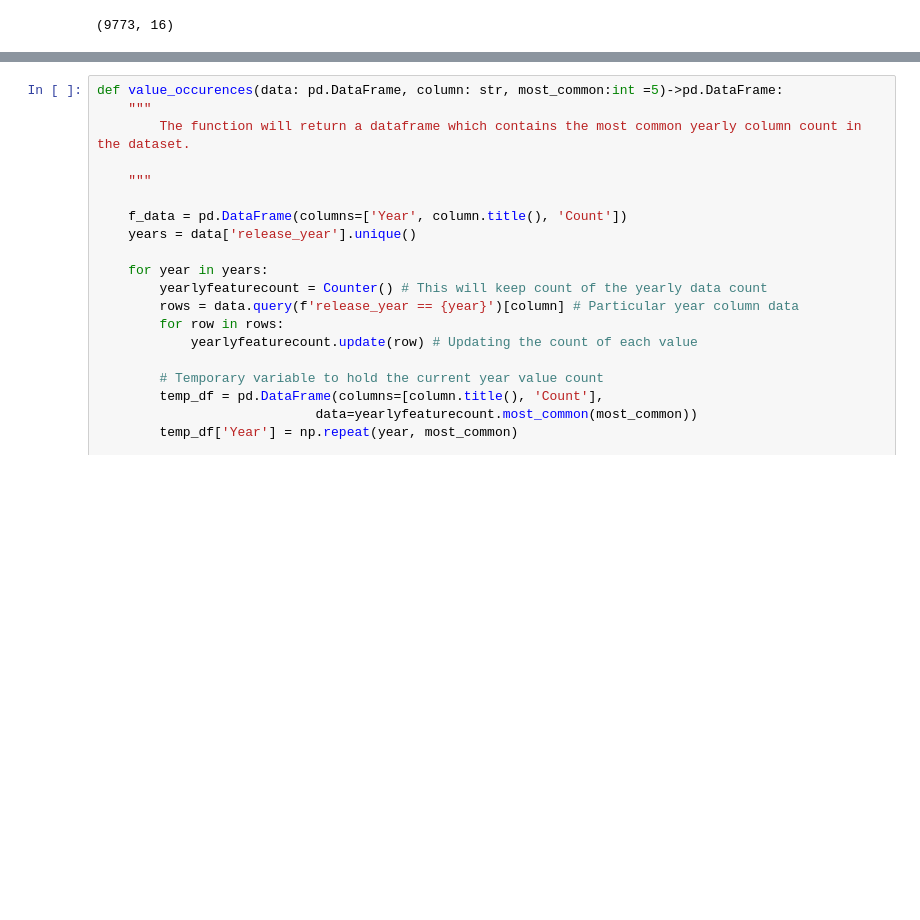
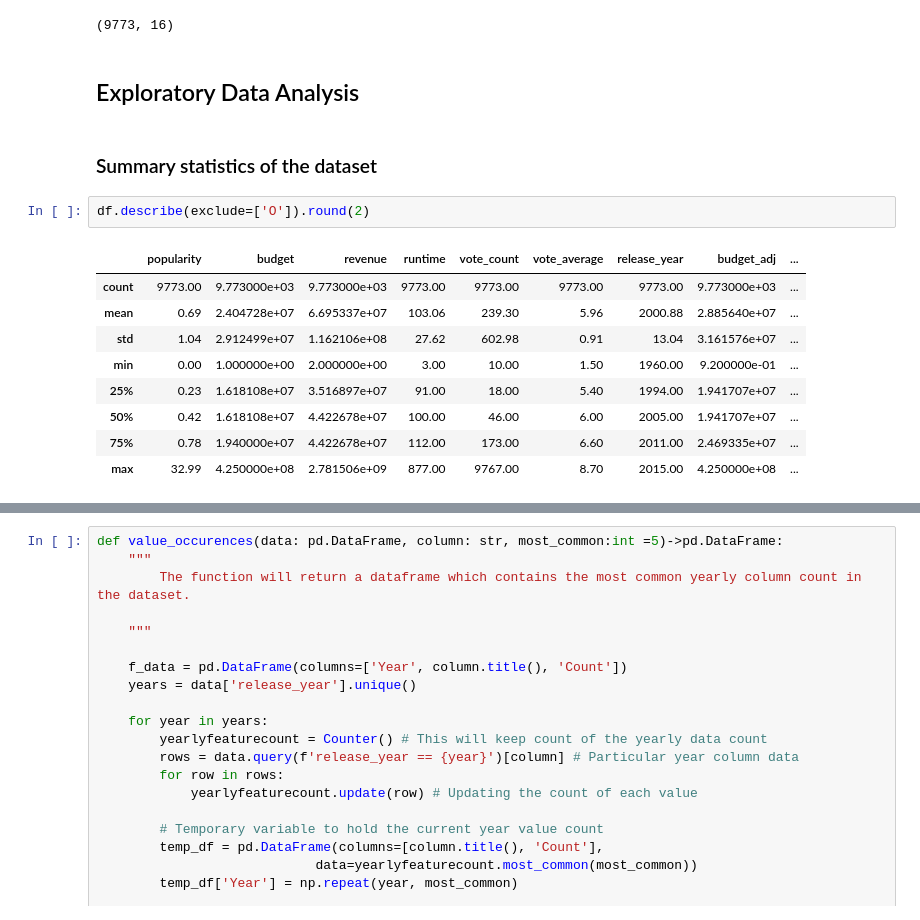
Before and after one commit to comsavvy/Movies-dataset-Analysis, a Jupyter notebook: investigate-a-dataset.ipynb, the cells around one changed output, grey strips where cells are left out. Drawn from its saved outputs; the diff is of its cells as text; blank space fills up the shorter version.

Commit message:
Statistical summary added

```diff
--- a/investigate-a-dataset.ipynb
+++ b/investigate-a-dataset.ipynb
@@ -316,3 +316,20 @@ dtype: int64
 df.shape
 # %% [output]
 (9773, 16)
+# %% [markdown]
+<a id='eda'></a>
+## Exploratory Data Analysis
+# %% [markdown]
+### Summary statistics of the dataset
+# %%
+df.describe(exclude=['O']).round(2)
+# %% [output]
+|  | popularity | budget | revenue | runtime | vote_count | vote_average | release_year | budget_adj | ... |
+| count | 9773.00 | 9.773000e+03 | 9.773000e+03 | 9773.00 | 9773.00 | 9773.00 | 9773.00 | 9.773000e+03 | ... |
+| mean | 0.69 | 2.404728e+07 | 6.695337e+07 | 103.06 | 239.30 | 5.96 | 2000.88 | 2.885640e+07 | ... |
+| std | 1.04 | 2.912499e+07 | 1.162106e+08 | 27.62 | 602.98 | 0.91 | 13.04 | 3.161576e+07 | ... |
+| min | 0.00 | 1.000000e+00 | 2.000000e+00 | 3.00 | 10.00 | 1.50 | 1960.00 | 9.200000e-01 | ... |
+| 25% | 0.23 | 1.618108e+07 | 3.516897e+07 | 91.00 | 18.00 | 5.40 | 1994.00 | 1.941707e+07 | ... |
+| 50% | 0.42 | 1.618108e+07 | 4.422678e+07 | 100.00 | 46.00 | 6.00 | 2005.00 | 1.941707e+07 | ... |
+| 75% | 0.78 | 1.940000e+07 | 4.422678e+07 | 112.00 | 173.00 | 6.60 | 2011.00 | 2.469335e+07 | ... |
+| max | 32.99 | 4.250000e+08 | 2.781506e+09 | 877.00 | 9767.00 | 8.70 | 2015.00 | 4.250000e+08 | ... |
```
Also changed, not shown: parts of 2 cells of this notebook.
